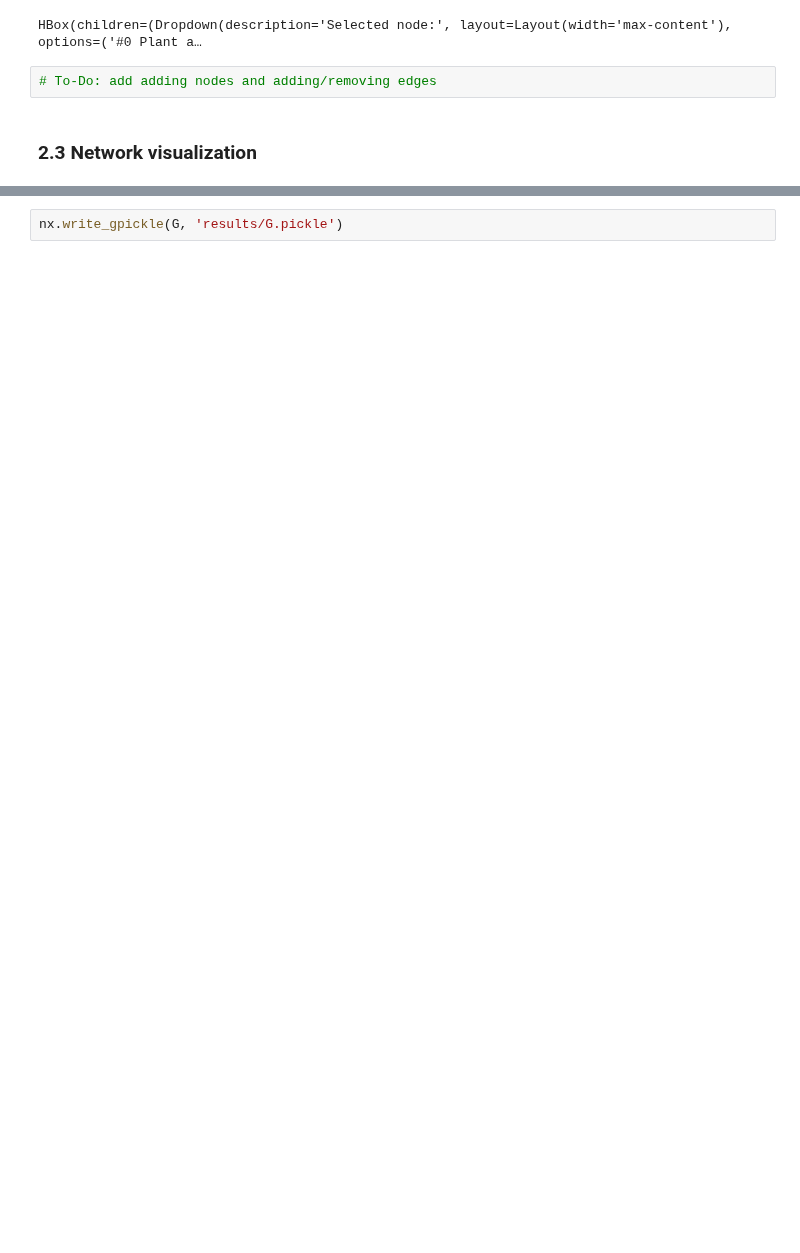
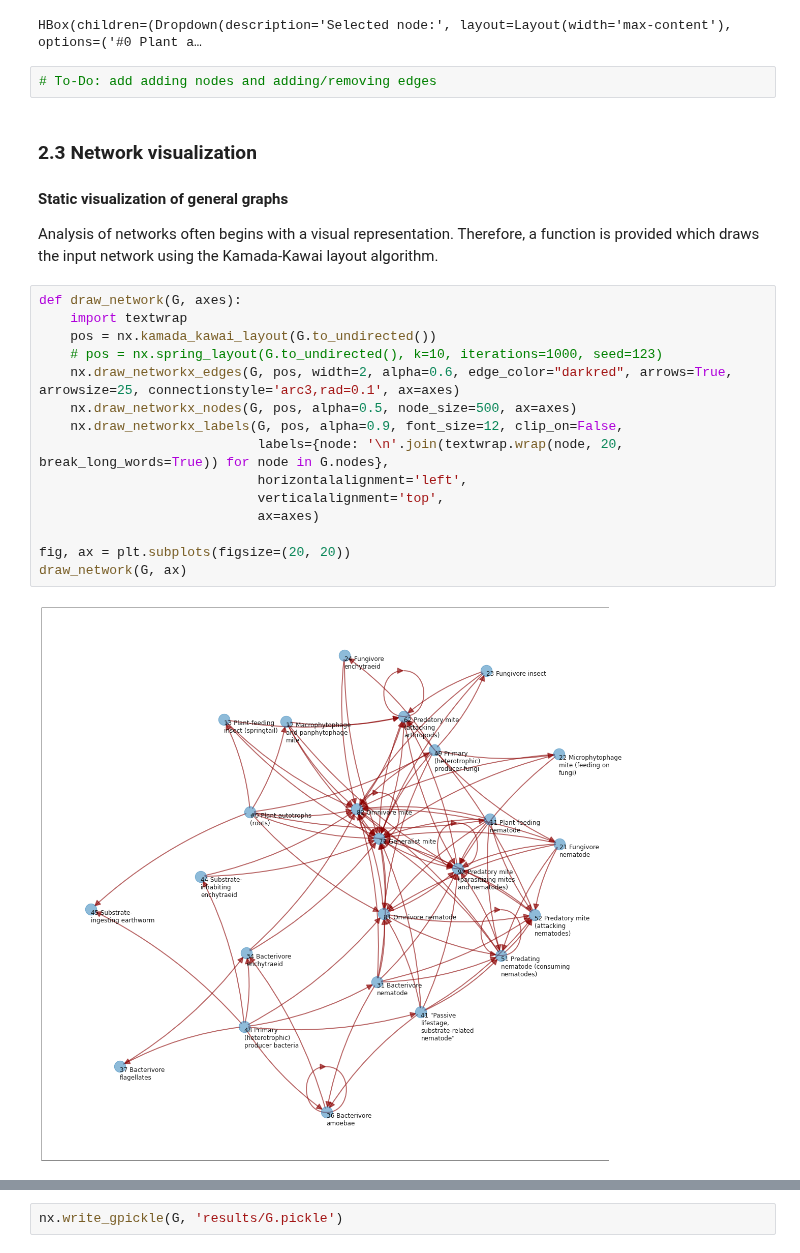
Before and after one commit to MartinMarzi/BEFANA, a Jupyter notebook: 2-network construction and visualization.ipynb, the cells around one changed output, grey strips where cells are left out. Saved outputs shown, nothing was run; the diff lists cells and outputs as text; blank space fills up the shorter version.

Commit message:
added static visualization

```diff
--- a/2-network construction and visualization.ipynb
+++ b/2-network construction and visualization.ipynb
@@ -84,3 +85,24 @@ HBox(children=(Dropdown(description='Selected node:', layout=Layout(width='max-c
 # To-Do: add adding nodes and adding/removing edges
 # %% [markdown]
 ### 2.3 Network visualization
+
+#### Static visualization of general graphs
+
+Analysis of networks often begins with a visual representation. Therefore, a function is provided which draws the input network using the Kamada-Kawai layout algorithm.
+# %%
+def draw_network(G, axes):
+    import textwrap
+    pos = nx.kamada_kawai_layout(G.to_undirected())
+    # pos = nx.spring_layout(G.to_undirected(), k=10, iterations=1000, seed=123)
+    nx.draw_networkx_edges(G, pos, width=2, alpha=0.6, edge_color="darkred", arrows=True, arrowsize=25, connectionstyle='arc3,rad=0.1', ax=axes)
+    nx.draw_networkx_nodes(G, pos, alpha=0.5, node_size=500, ax=axes)
+    nx.draw_networkx_labels(G, pos, alpha=0.9, font_size=12, clip_on=False,
+                            labels={node: '\n'.join(textwrap.wrap(node, 20, break_long_words=True)) for node in G.nodes},
+                            horizontalalignment='left',
+                            verticalalignment='top',
+                            ax=axes)
+
+fig, ax = plt.subplots(figsize=(20, 20))
+draw_network(G, ax)
+# %% [output]
+[figure, added]
```
Also changed, not shown: parts of 3 cells of this notebook.
